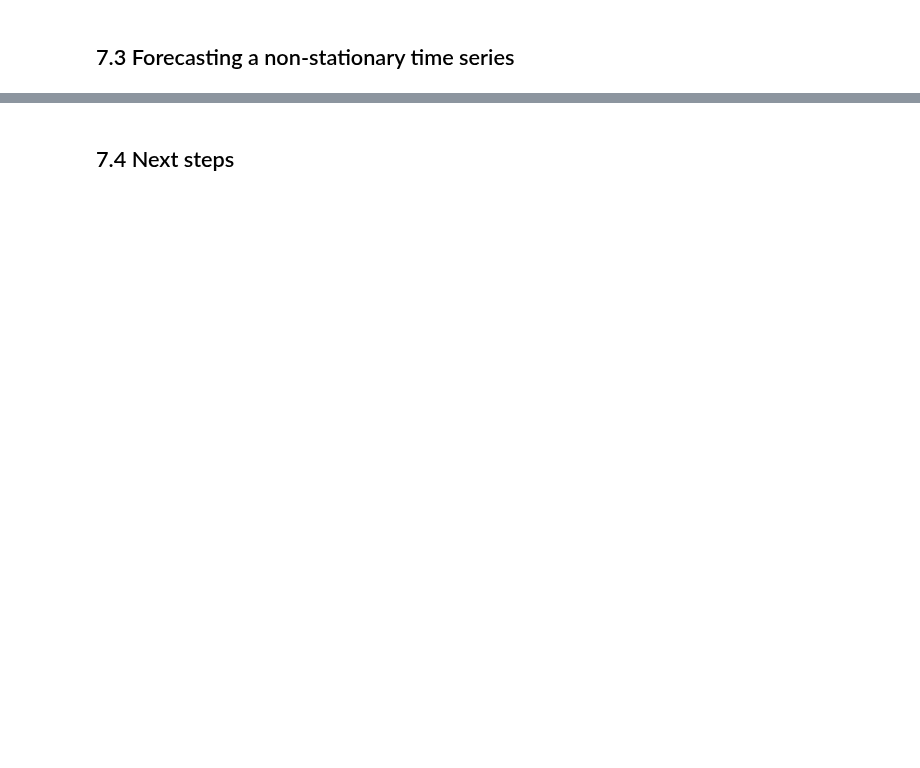
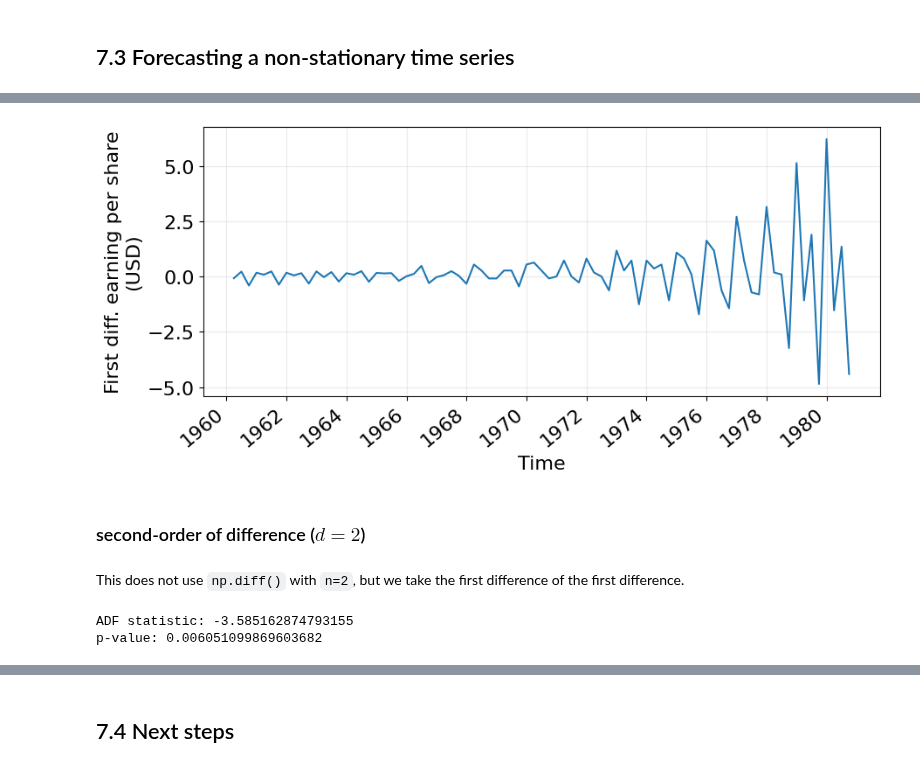
Before and after one commit to LugoBlogger/SI-201-542-forecasting-technique, a Jupyter notebook: week-07.ipynb, the cells around one changed output, grey strips where cells are left out. Cells and saved outputs as stored; diff of their text form; code cells hidden in the pictures; blank space fills up the shorter version.

```diff
--- a/week-07.ipynb
+++ b/week-07.ipynb
@@ -68,0 +160,18 @@ def plot_time_series(x, y, xlabel="Time", ylabel="Value", figsize=(10, 4),
+# %%
+plot_time_series(df_eps["date"].iloc[1:], eps_first_diff,
+                 ylabel="First diff. earning per share\n(USD)")
+# %% [output]
+[figure, added]
+# %% [markdown]
+### second-order of difference ($d = 2$)
+# %% [markdown]
+This does not use `np.diff()` with `n=2`, but we take the first difference
+of the first difference.
+# %%
+eps_second_diff = np.diff(eps_first_diff, n=1)
+ADF_result = adfuller(eps_second_diff)
+print(f"ADF statistic: {ADF_result[0]}")
+print(F"p-value: {ADF_result[1]}")
+# %% [output]
+ADF statistic: -3.585162874793155
+p-value: 0.006051099869603682
```
Also changed, not shown: parts of 41 cells of this notebook, 5 other files.
